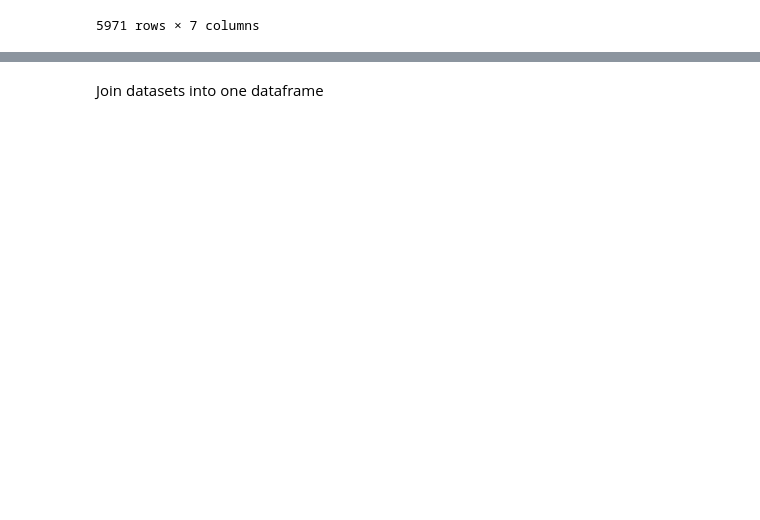
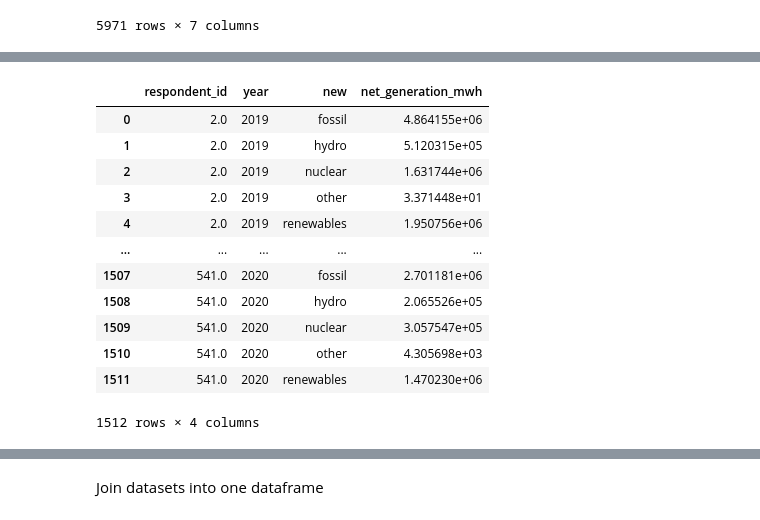
Before and after one commit to 2elle2/rmi-project, a Jupyter notebook: model/02_data_processing.ipynb, the cells around one changed output, grey strips where cells are left out. Drawn from its saved outputs; the diff is of its cells as text; code cells hidden in the pictures; blank space fills up the shorter version.

```diff
--- a/model/02_data_processing.ipynb
+++ b/model/02_data_processing.ipynb
@@ -488,0 +467,31 @@ pp_prepared_df = pp_prepared_df.pivot(
+# %%
+#groupby to sum each new category (hydro, nuclear, renewables, fossil) for a given utility/year
+pp_prepared_df = pp_prepared_df.groupby(['respondent_id', 'year', 'new'])\
+    .agg({'net_generation_mwh': ['sum']})\
+    .reset_index()
+pp_prepared_df = pp_prepared_df.droplevel(1, axis=1)
+pp_prepared_df
+#TODO DELETE!!
+#exp_prepared_df = exp_prepared_df.pivot(
+#        index=['respondent_id', 'year'],
+#        columns='technology',
+#        values=['bill', 'expenditure']
+#)
+#exp_prepared_df.columns = ['_'.join(col).strip() for col in exp_prepared_df.columns.values]
+#exp_prepared_df.columns = exp_prepared_df.columns.str.lower()
+#exp_prepared_df.columns = exp_prepared_df.columns.to_flat_index()
+#exp_prepared_df = exp_prepared_df.reset_index()
+# %% [output]
+|  | respondent_id | year | new | net_generation_mwh |
+| 0 | 2.0 | 2019 | fossil | 4.864155e+06 |
+| 1 | 2.0 | 2019 | hydro | 5.120315e+05 |
+| 2 | 2.0 | 2019 | nuclear | 1.631744e+06 |
+| 3 | 2.0 | 2019 | other | 3.371448e+01 |
+| 4 | 2.0 | 2019 | renewables | 1.950756e+06 |
+| ... | ... | ... | ... | ... |
+| 1507 | 541.0 | 2020 | fossil | 2.701181e+06 |
+| 1508 | 541.0 | 2020 | hydro | 2.065526e+05 |
+| 1509 | 541.0 | 2020 | nuclear | 3.057547e+05 |
+| 1510 | 541.0 | 2020 | other | 4.305698e+03 |
+| 1511 | 541.0 | 2020 | renewables | 1.470230e+06 |
+1512 rows × 4 columns
```
Also changed, not shown: parts of 11 cells of this notebook, 1 other file.
